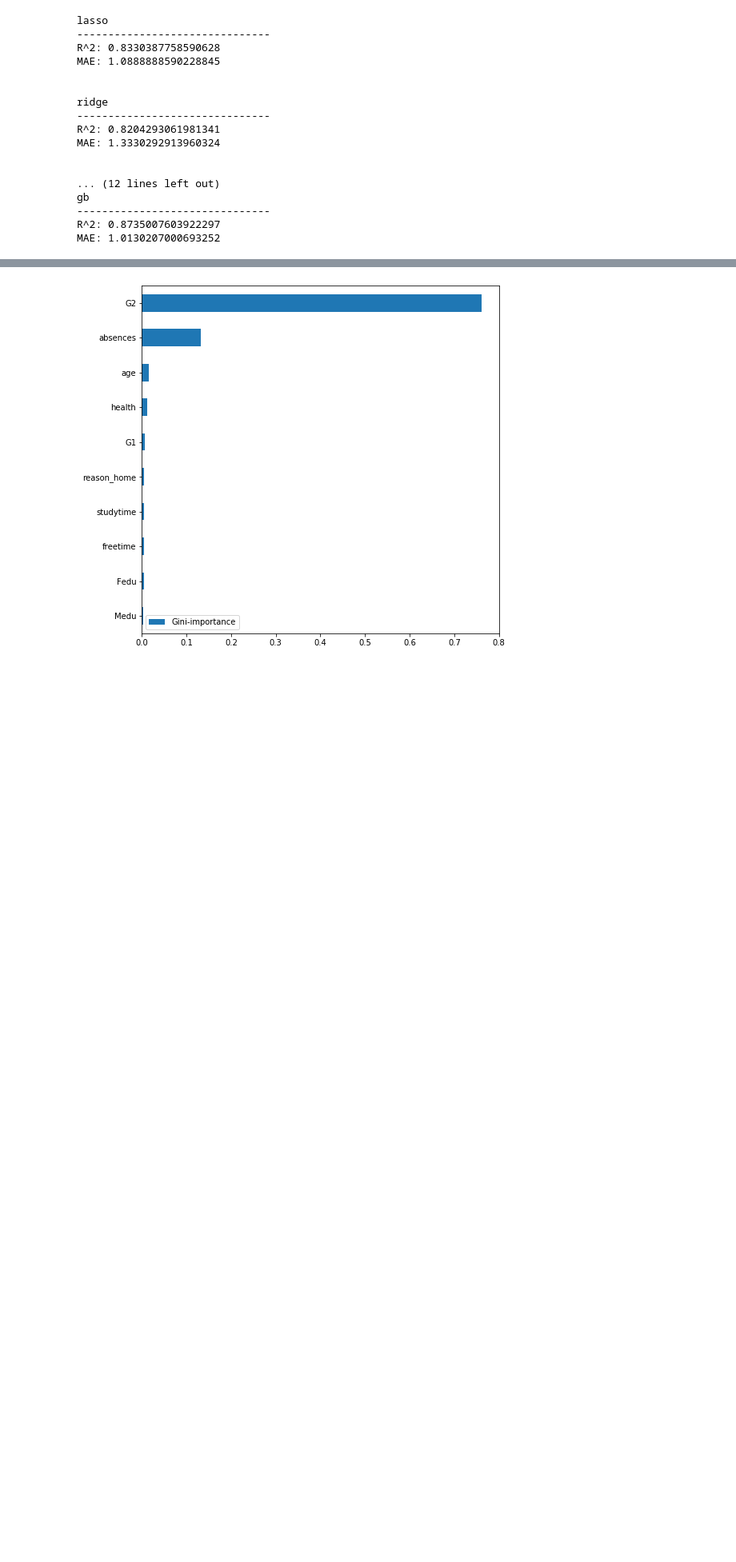
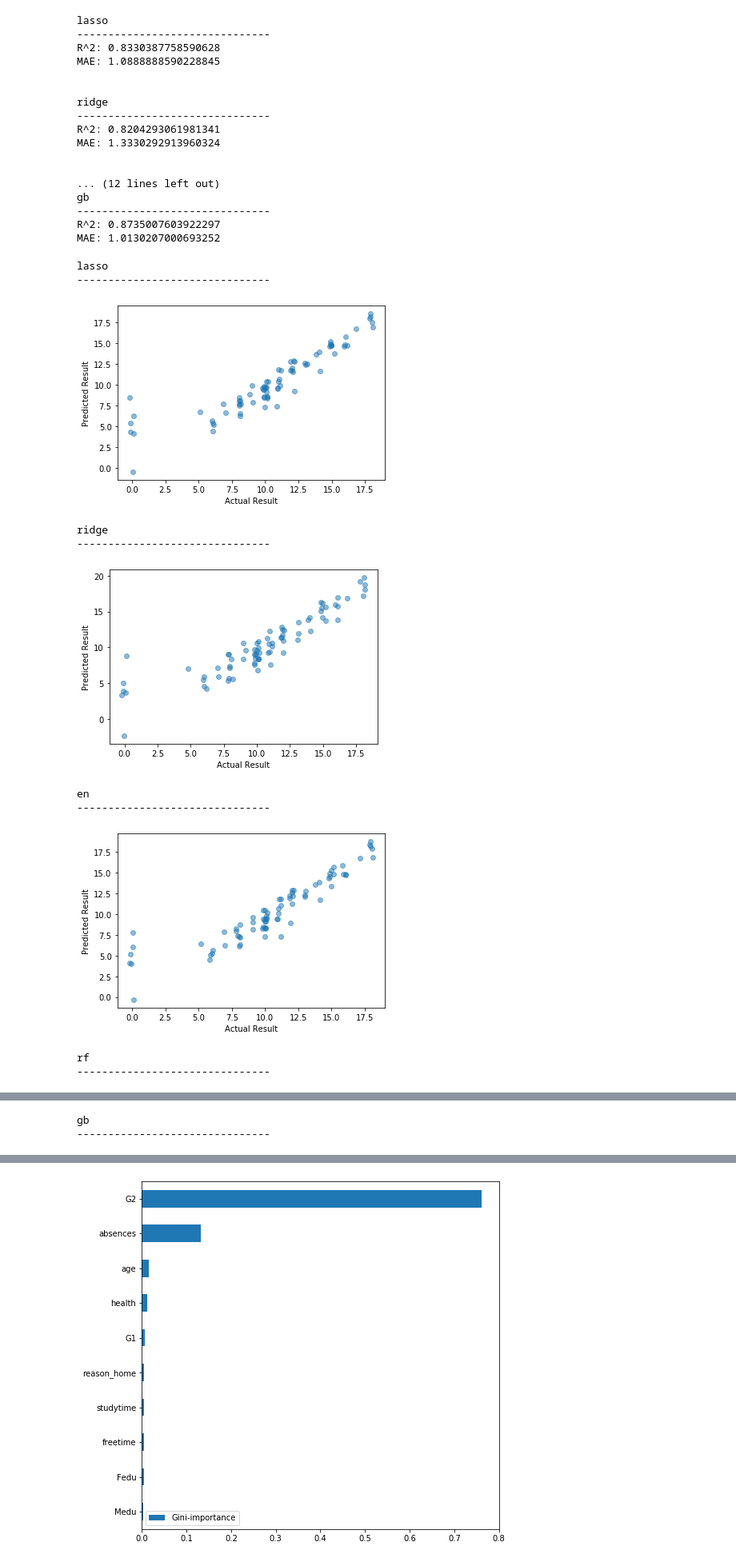
Before and after one commit to louisteo9/student-performance, a Jupyter notebook: Student Performance.ipynb, the cells around one changed output, grey strips where cells are left out. Shown: that part at 80% size. Saved outputs shown, nothing was run; the diff lists cells and outputs as text; code cells hidden in the pictures; blank space fills up the shorter version.

```diff
--- a/Student Performance.ipynb
+++ b/Student Performance.ipynb
@@ -443,3 +475,24 @@ gb
 -------------------------------
 R^2: 0.8735007603922297
 MAE: 1.0130207000693252
+# %%
+#let's visualize the performance for each models
+for name, pred in prediction.items():
+    print(name)
+    print('-------------------------------')
+    sns.regplot(data=df, x=y_test, y=pred, fit_reg=False, x_jitter=0.2, y_jitter=0.2, scatter_kws = {'alpha':1/2})
+    plt.xlabel('Actual Result')
+    plt.ylabel('Predicted Result')
+    plt.show()
+# %% [output]
+lasso
+-------------------------------
+[figure, added]
+ridge
+-------------------------------
+[figure, added]
+en
+-------------------------------
+[figure, added]
+rf
+-------------------------------
@@ -445,0 +500,2 @@ MAE: 1.0130207000693252
+gb
+-------------------------------
```
Also changed, not shown: parts of 16 cells of this notebook.
